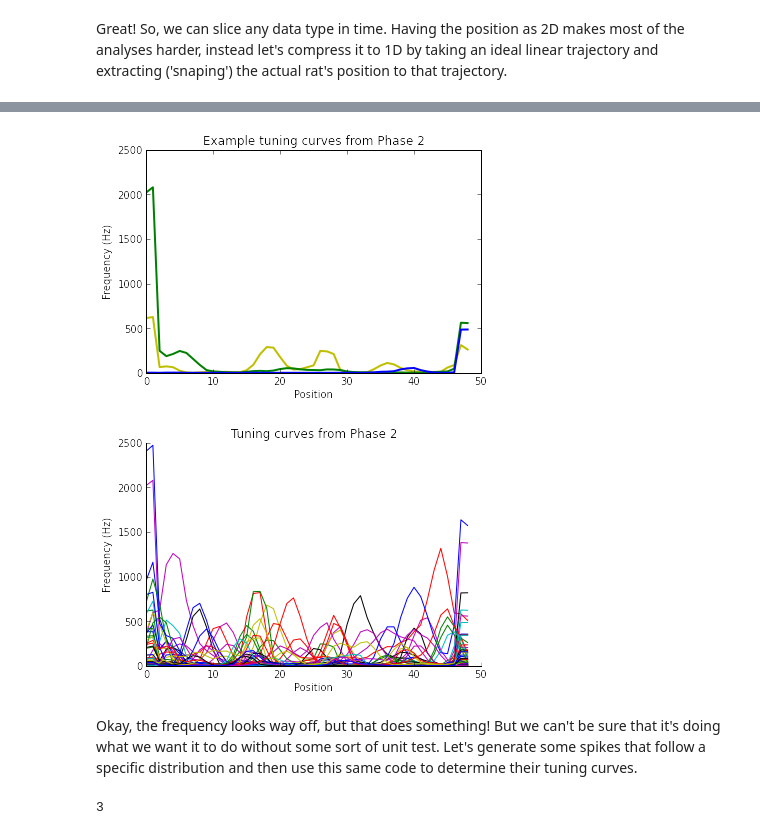
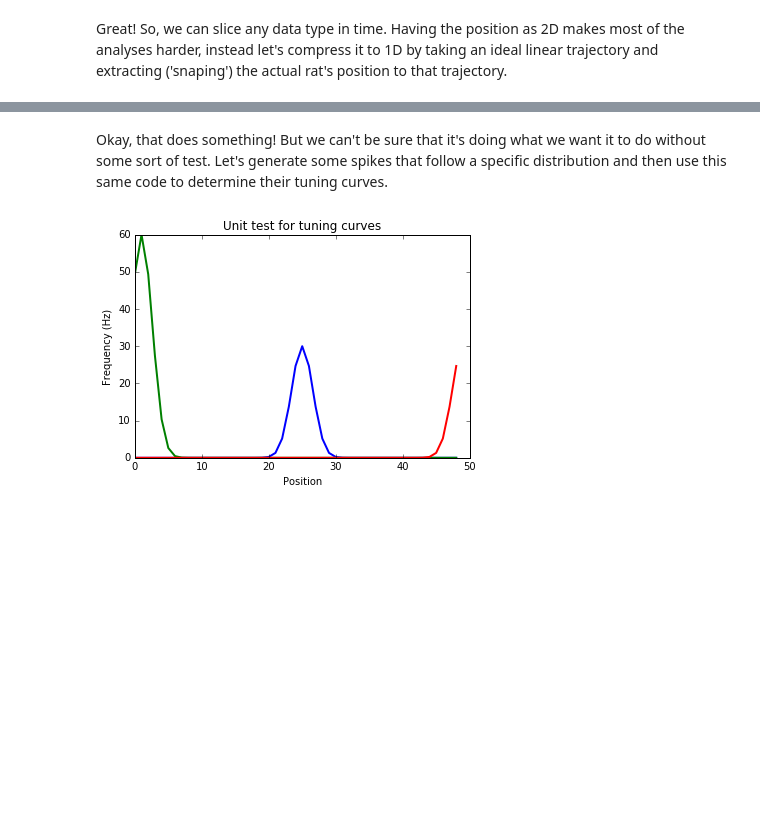
Before and after one commit to emirvine/psyc-179, a Jupyter notebook: tuning_curves.ipynb, the cells around one changed output, grey strips where cells are left out. Drawn from its saved outputs; the diff is of its cells as text; code cells hidden in the pictures; blank space fills up the shorter version.

Commit message:
Working on tuning curves in Python.

```diff
--- a/tuning_curves.ipynb
+++ b/tuning_curves.ipynb
@@ -258,22 +258,30 @@ for neuron in range(len(spikes['time'])):
         phase_spikes['time'].append(time_slice(spikes['time'][neuron], t_start, t_stop))
 assert len(phase_spikes['time']) == len(spikes['time'])
 # %%
-def tuning_curve(position_z, spike_times, num_bins=100):
+def tuning_curve(position_z, spike_times, num_bins=100, sampling_rate=1/30.0, gaussian_shape=4):
     linear_start = np.min(position_z['position'])
     linear_stop = np.max(position_z['position'])
     binned_spikes = np.zeros(num_bins)
     bin_edges = np.linspace(linear_start, linear_stop, num=num_bins)
     bin_centers = np.array((bin_edges[1:] + bin_edges[:-1]) / 2.)
-    filtered_tc = []
     tc = []
+    gauss_tc = []
+    occupancy = np.zeros(len(bin_centers))
+    for pos in position_z['position']:
+        pos_idx = find_nearest_idx(bin_centers, pos)
+        occupancy[pos_idx] += sampling_rate
+    occupied_idx = occupancy > 0
     for neuron in range(len(spike_times)):
         spike_z = np.zeros(len(bin_centers))
         for spike_time in spike_times[neuron][0]:
             assigned_bin = find_nearest_idx(np.array(position_z['time']), spike_time)
             which_bin = find_nearest_idx(bin_centers, position_z['position'][assigned_bin])
             spike_z[which_bin] += 1
-        tc.append(spike_z)
-        gauss_filter = signal.get_window(('gaussian', 15), 3)
-        filtered_tc.append(np.convolve(spike_z, gauss_filter, mode='same'))
-    return filtered_tc
+#         firing_rate = spike_z / (np.max(position_z['time']) - np.min(position_z['time']))
+        firing_rate = np.zeros(len(bin_centers))
+        firing_rate[occupied_idx] = spike_z[occupied_idx] / occupancy[occupied_idx]
+        tc.append(firing_rate)
+        gauss_filter = signal.get_window(('gaussian', gaussian_shape/2.5), gaussian_shape*12.)
+        gauss_tc.append(np.convolve(firing_rate, gauss_filter, mode='same'))
+    return gauss_tc
 # %%
@@ -291,30 +313,20 @@ filtered_tc = tuning_curve(linear_u, filtered_freq_spikes['time'], num_bins=50)
+# %% [markdown]
+Okay, that does something! But we can't be sure that it's doing what we want it to do without some sort of test. Let's generate some spikes that follow a specific distribution and then use this same code to determine their tuning curves.
+# %%
+toy_spike_times = [[np.array([0.21, 0.31])], [np.array([0.1, 0.11])], [np.array([0.38])]]
+toy_linear = dict(position=[], time=[])
+min_position = np.min(linear_u['position'])
+max_position = np.max(linear_u['position'])
+position_center = (max_position + min_position) / 2.0
+toy_linear['position'] = [min_position, position_center, position_center, max_position]
+toy_linear['time'] = [0.11, 0.21, 0.31, 0.41]
+toy_filtered_tc = tuning_curve(toy_linear, toy_spike_times, num_bins=50)
 # %%
-neuron1 = 1
-neuron2 = 11
-neuron3 = 31
-plt.plot(filtered_tc[neuron1], 'y', lw=2)
-plt.plot(filtered_tc[neuron2], 'g', lw=2)
-plt.plot(filtered_tc[neuron3], 'b', lw=2)
+for tc in toy_filtered_tc:
+    plt.plot(tc, lw=2)
 plt.ylabel('Frequency (Hz)')
 plt.xlabel('Position')
-plt.title('Example tuning curves from Phase 2')
+plt.title('Unit test for tuning curves')
 plt.show()
 # %% [output]
-[figure, old version]
+[figure, new version]
-# %%
-fig = plt.figure()
-ax = fig.add_subplot(111)
-for neuron in range(len(filtered_tc)):
-    ax.plot(filtered_tc[neuron])
-ax.spines['right'].set_visible(False)
-ax.spines['top'].set_visible(False)
-ax.yaxis.set_ticks_position('left')
-ax.xaxis.set_ticks_position('bottom')
-plt.ylabel('Frequency (Hz)')
-plt.xlabel('Position')
-plt.title('Tuning curves from Phase 2')
-plt.show()
-# %% [output]
-[figure, removed]
-# %% [markdown]
-Okay, the frequency looks way off, but that does something! But we can't be sure that it's doing what we want it to do without some sort of unit test. Let's generate some spikes that follow a specific distribution and then use this same code to determine their tuning curves.
@@ -327,4 +332,0 @@ toy_filtered_tc = tuning_curve(toy_linear, toy_spike_times, num_bins=2)
-# %%
-print len(toy_filtered_tc)
-# %% [output]
-3
```
Also changed, not shown: parts of 11 cells of this notebook.
